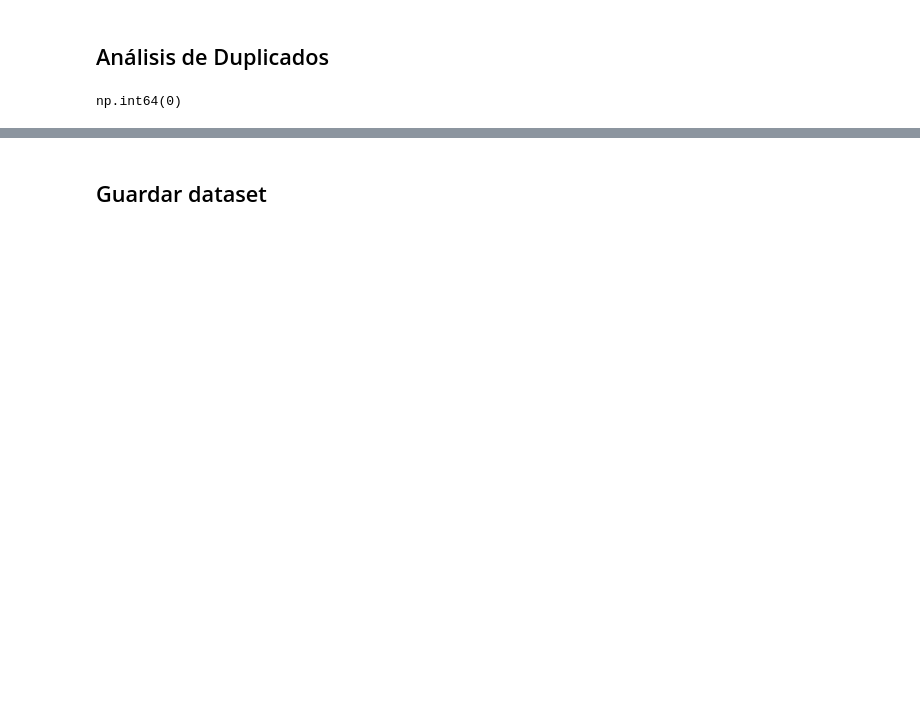
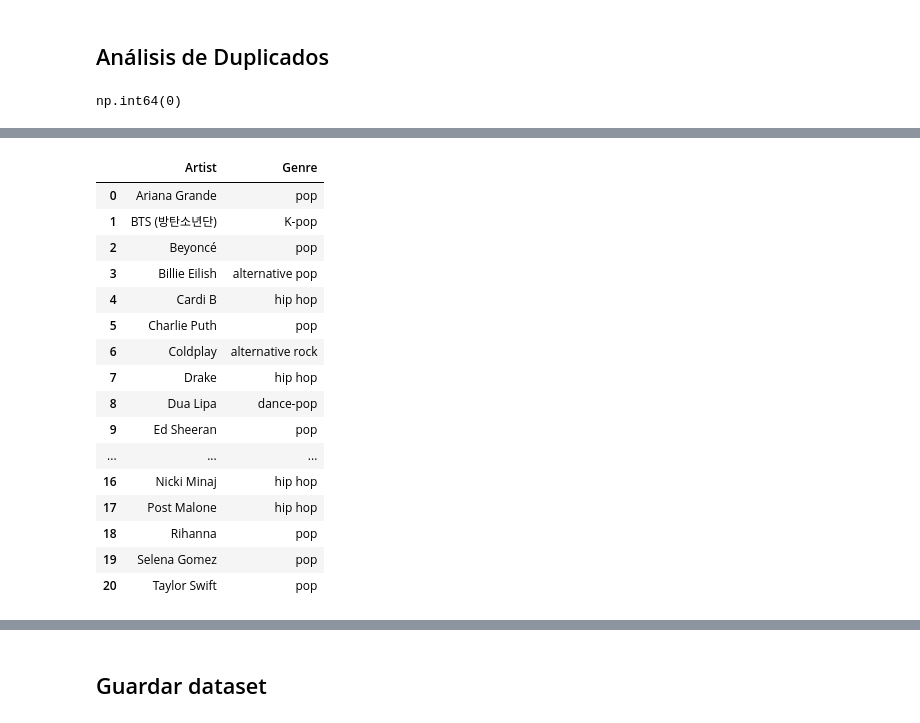
Before and after one commit to nubiaebv/analisis-pln-pos-tagging-musical, a Jupyter notebook: notebooks/01_exploracion_datos.ipynb, the cells around one changed output, grey strips where cells are left out. Cells and saved outputs as stored; diff of their text form; code cells hidden in the pictures; blank space fills up the shorter version.

Commit message:
feat: mejoras en EDA
Se modifica EDA, se utiliza apis, se cambia corpus a utilizar para cubir periodo, genero

pmarin

```diff
--- a/notebooks/01_exploracion_datos.ipynb
+++ b/notebooks/01_exploracion_datos.ipynb
@@ -84,0 +301,3 @@ dtype: int64
+# %%
+df_unificado.drop('Date', axis = 1, inplace = True)
+df_unificado.isnull().sum()
@@ -84,0 +310,3 @@ dtype: int64
+# %%
+df_unificado = df_unificado.dropna()
+df_unificado.isnull().sum()
@@ -90,0 +419,21 @@ np.int64(0)
+# %%
+df_generos.at[1, 'Genre'] = "K-pop"
+df_generos
+# %% [output]
+|  | Artist | Genre |
+| 0 | Ariana Grande | pop |
+| 1 | BTS (방탄소년단) | K-pop |
+| 2 | Beyoncé | pop |
+| 3 | Billie Eilish | alternative pop |
+| 4 | Cardi B | hip hop |
+| 5 | Charlie Puth | pop |
+| 6 | Coldplay | alternative rock |
+| 7 | Drake | hip hop |
+| 8 | Dua Lipa | dance-pop |
+| 9 | Ed Sheeran | pop |
+| ... | ... | ... |
+| 16 | Nicki Minaj | hip hop |
+| 17 | Post Malone | hip hop |
+| 18 | Rihanna | pop |
+| 19 | Selena Gomez | pop |
+| 20 | Taylor Swift | pop |
```
Also changed, not shown: parts of 25 cells of this notebook, 24 other files.
